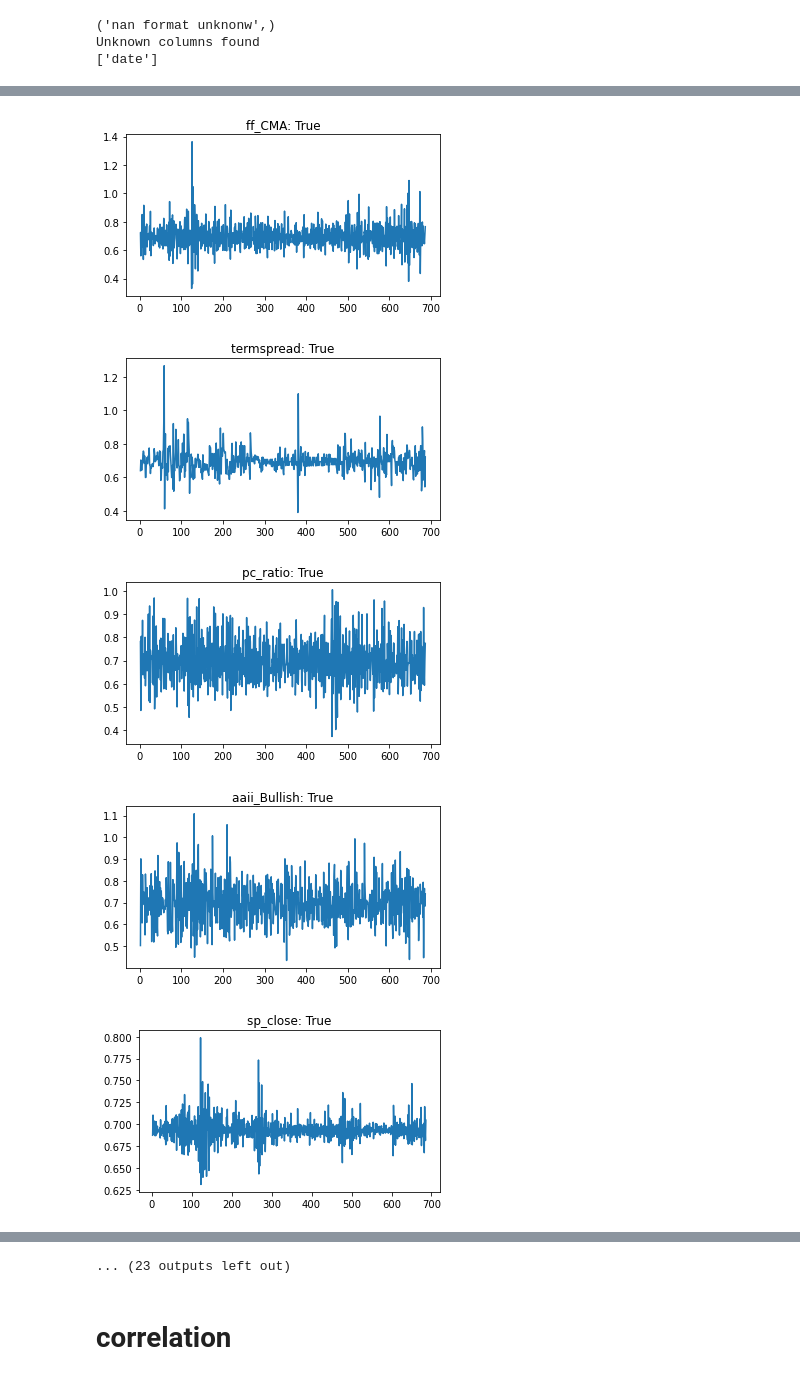
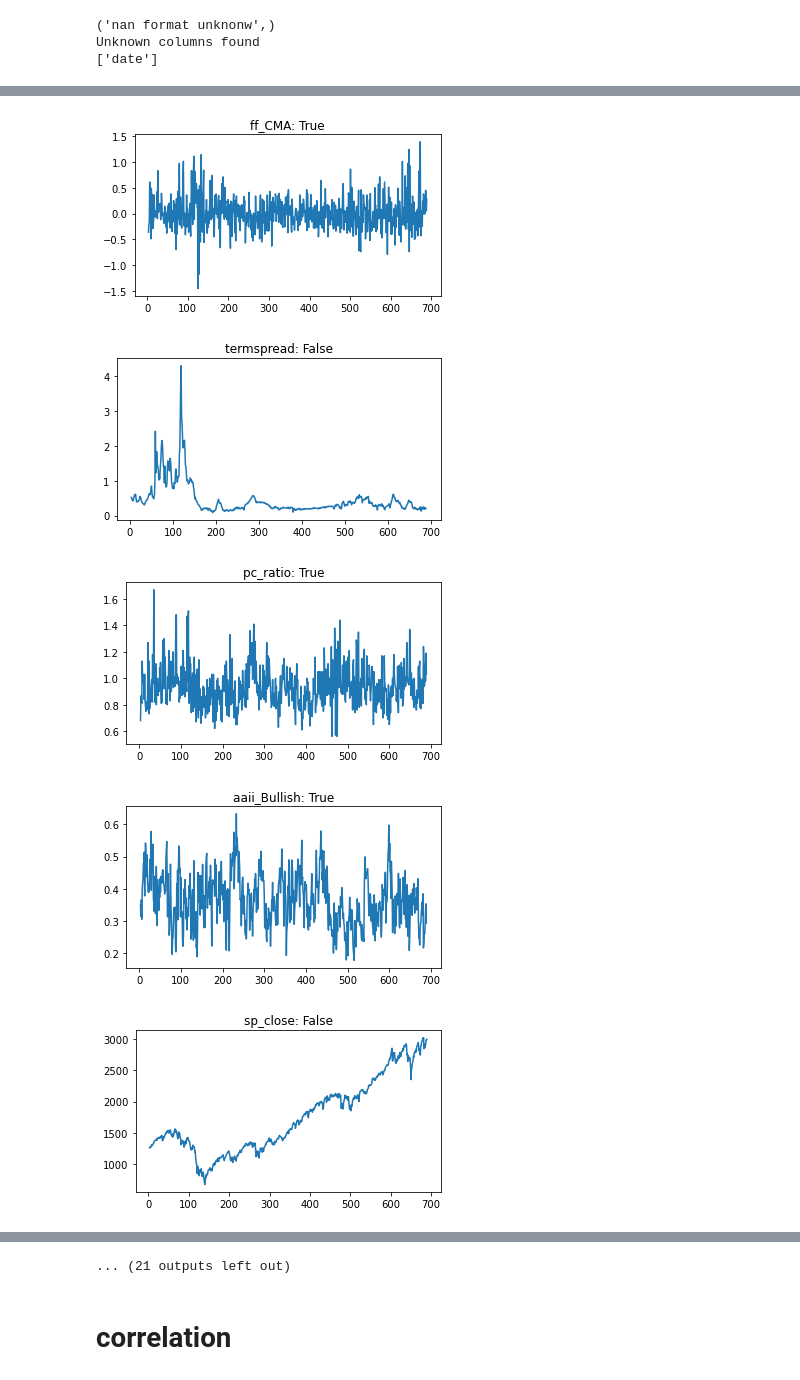
Before and after one commit to lukasgrahl/bachelor, a Jupyter notebook: notebooks/ols_model.ipynb, the cells around one changed output, grey strips where cells are left out. Saved outputs shown, nothing was run; the diff lists cells and outputs as text; code cells hidden in the pictures.

Commit message:
made changes to DataTrans

```diff
--- a/notebooks/ols_model.ipynb
+++ b/notebooks/ols_model.ipynb
@@ -84,5 +71,0 @@ df_w.dropna(inplace=True)
-# %%
-df_w["sp_agg2"] = df_w.sp_close_lag2 * df_w.sp_close_lag3 * df_w.sp_close_lag4
-
-data_dict.update(relevant_cols=data_dict["relevant_cols"] + ["sp_agg2"])
-data_dict.update(sp_cols=data_dict["sp_cols"] + ["sp_agg2"])
@@ -88,0 +102,29 @@ data_dict.update(sp_cols=data_dict["sp_cols"] + ["sp_agg2"])
+# %%
+def update_dict(dict_in: dict,
+                update_keys: list,
+                update_vals: list):
+    dict_ = dict_in.copy()
+
+    for i, key in enumerate(update_keys):
+        print(key)
+        dict_[key] = update_vals[i]
+
+    return dict_
+# %%
+df_w, dist, log = df_log_return(df_w,
+                                cols=data_dict["relevant_cols"])
+
+update_dict(data_dict,
+            update_keys=["dist_translation", "log_return"],
+            update_vals=[dist, log])
+# %%
+# test normality & stationarity
+stest = StatsTest(plot=True)
+
+stationarity = stest.df_test_stationarity(x, data_dict["relevant_cols"])
+data_dict.update(stationarity=stationarity)
+
+# normality = stest.df_test_normality(df_w, cols=data_dict["relevant_cols"])
+# data_dict.update(normality=normality)
+
+stationarity
@@ -93,8 +149,8 @@ stest = StatsTest(plot=True)
 stationarity = stest.df_test_stationarity(df_w, data_dict["relevant_cols"])
 data_dict.update(stationarity=stationarity)
 
-normality = stest.df_test_normality(df_w, cols=data_dict["relevant_cols"])
-data_dict.update(normality=normality)
+# normality = stest.df_test_normality(df_w, cols=data_dict["relevant_cols"])
+# data_dict.update(normality=normality)
 
 stationarity
 # %% [output]
@@ -107,5 +163,5 @@ stationarity
-[figure, old version]
+[figure, new version]
-[figure, old version]
+[figure, new version]
-[figure, old version]
+[figure, new version]
-[figure, old version]
+[figure, new version]
-[figure, old version]
+[figure, new version]
@@ -113,4 +169,4 @@ stationarity
-... (23 outputs left out)
+... (21 outputs left out)
 # %% [markdown]
 # correlation
 # %%
```
Also changed, not shown: parts of 19 cells of this notebook, 1 other file.
